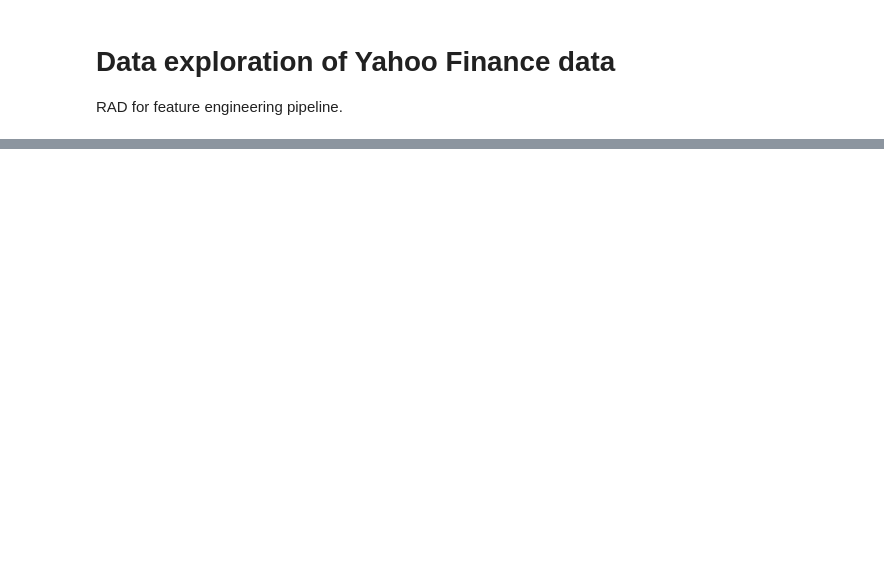
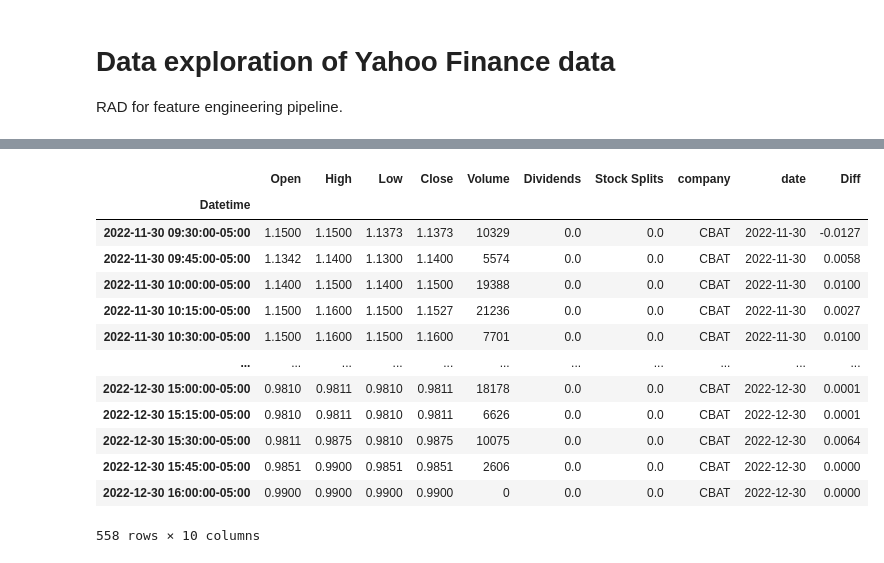
Before and after one commit to Alexanderm0/Serverless_Stock_Market_Prediction, a Jupyter notebook: data_exploration.ipynb, the cells around one changed output, grey strips where cells are left out. Drawn from its saved outputs; the diff is of its cells as text; code cells hidden in the pictures; blank space fills up the shorter version.

```diff
--- a/data_exploration.ipynb
+++ b/data_exploration.ipynb
@@ -106,5 +76,5 @@ earnings
 # %%
-def getHistory(symbol, stock, period='30d', interval='30m'):
+def getHistory(symbol, stock, period='1mo', interval='15m'):
     """
     Function to retrieve the price history of the stock and parse its date
     :param stock: yfinance ticker object
@@ -258,0 +314,17 @@ NameError: name 'df' is not defined
+# %%
+getHistory('CBAT', yf.Ticker('CBAT'), period='1mo', interval='15m')
+# %% [output]
+|  | Open | High | Low | Close | Volume | Dividends | Stock Splits | company | date | Diff |
+| Datetime |  |  |  |  |  |  |  |  |  |  |
+| 2022-11-30 09:30:00-05:00 | 1.1500 | 1.1500 | 1.1373 | 1.1373 | 10329 | 0.0 | 0.0 | CBAT | 2022-11-30 | -0.0127 |
+| 2022-11-30 09:45:00-05:00 | 1.1342 | 1.1400 | 1.1300 | 1.1400 | 5574 | 0.0 | 0.0 | CBAT | 2022-11-30 | 0.0058 |
+| 2022-11-30 10:00:00-05:00 | 1.1400 | 1.1500 | 1.1400 | 1.1500 | 19388 | 0.0 | 0.0 | CBAT | 2022-11-30 | 0.0100 |
+| 2022-11-30 10:15:00-05:00 | 1.1500 | 1.1600 | 1.1500 | 1.1527 | 21236 | 0.0 | 0.0 | CBAT | 2022-11-30 | 0.0027 |
+| 2022-11-30 10:30:00-05:00 | 1.1500 | 1.1600 | 1.1500 | 1.1600 | 7701 | 0.0 | 0.0 | CBAT | 2022-11-30 | 0.0100 |
+| ... | ... | ... | ... | ... | ... | ... | ... | ... | ... | ... |
+| 2022-12-30 15:00:00-05:00 | 0.9810 | 0.9811 | 0.9810 | 0.9811 | 18178 | 0.0 | 0.0 | CBAT | 2022-12-30 | 0.0001 |
+| 2022-12-30 15:15:00-05:00 | 0.9810 | 0.9811 | 0.9810 | 0.9811 | 6626 | 0.0 | 0.0 | CBAT | 2022-12-30 | 0.0001 |
+| 2022-12-30 15:30:00-05:00 | 0.9811 | 0.9875 | 0.9810 | 0.9875 | 10075 | 0.0 | 0.0 | CBAT | 2022-12-30 | 0.0064 |
+| 2022-12-30 15:45:00-05:00 | 0.9851 | 0.9900 | 0.9851 | 0.9851 | 2606 | 0.0 | 0.0 | CBAT | 2022-12-30 | 0.0000 |
+| 2022-12-30 16:00:00-05:00 | 0.9900 | 0.9900 | 0.9900 | 0.9900 | 0 | 0.0 | 0.0 | CBAT | 2022-12-30 | 0.0000 |
+558 rows × 10 columns
```
Also changed, not shown: parts of 16 cells of this notebook, 5 other files.
